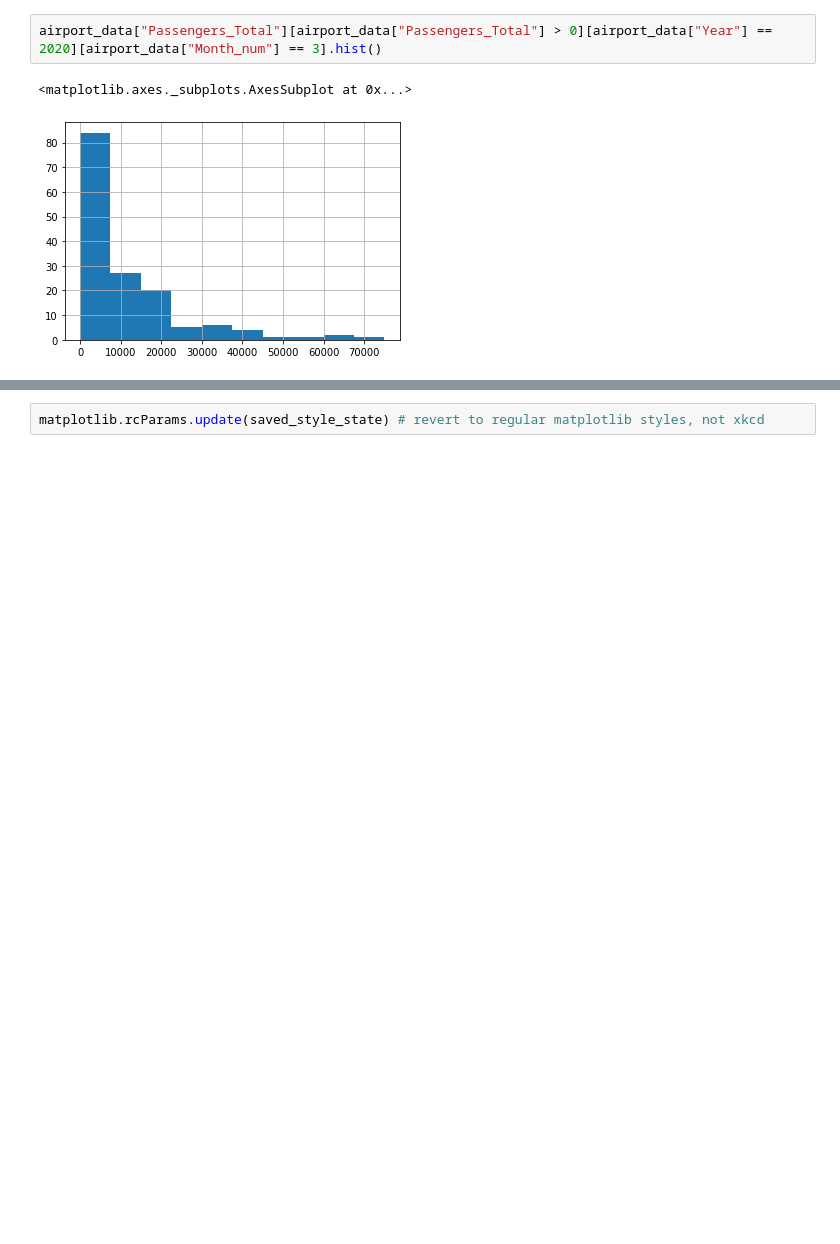
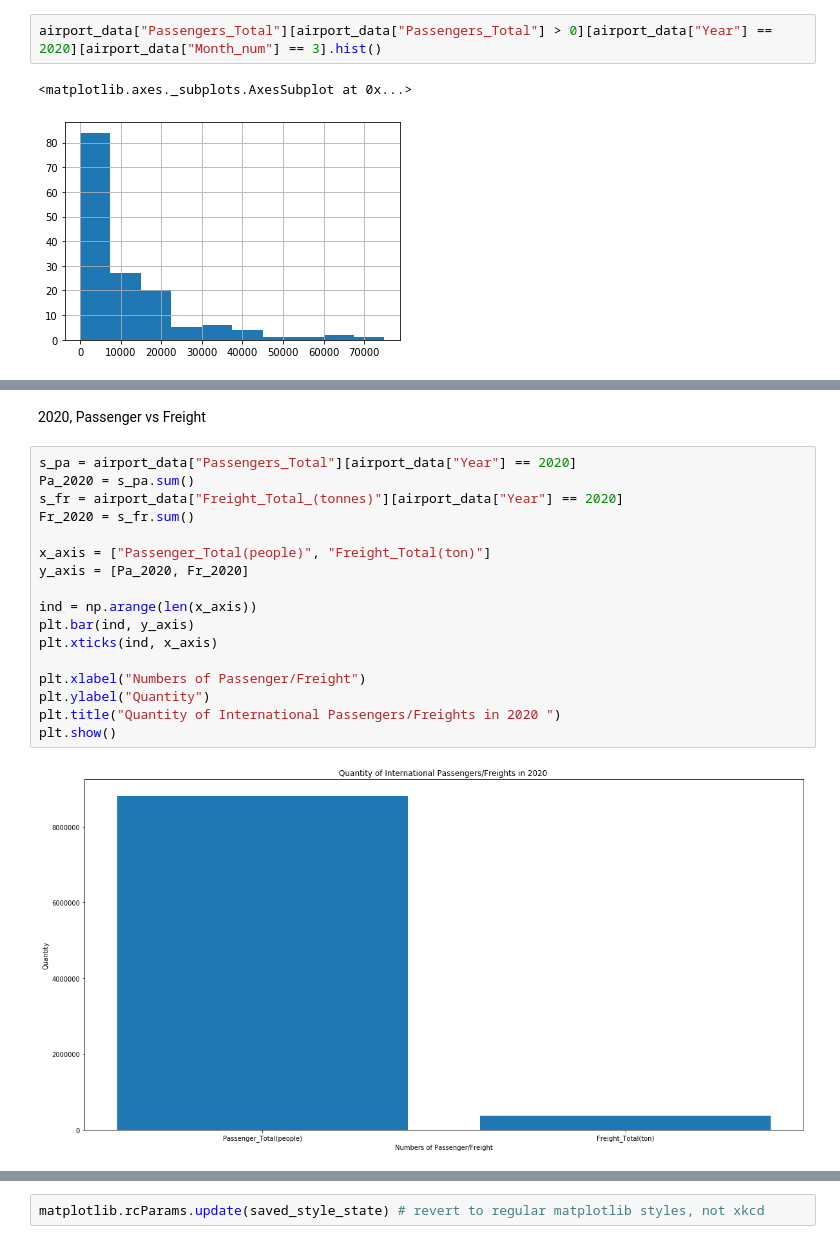
Before and after one commit to owenluu0321/me, a Jupyter notebook: data project.ipynb, the cells around one changed output, grey strips where cells are left out. Drawn from its saved outputs; the diff is of its cells as text; blank space fills up the shorter version.

```diff
--- a/data project.ipynb
+++ b/data project.ipynb
@@ -412,0 +206,21 @@ plt.show()
+# %% [markdown]
+2020, Passenger vs Freight
+# %%
+s_pa = airport_data["Passengers_Total"][airport_data["Year"] == 2020]
+Pa_2020 = s_pa.sum()
+s_fr = airport_data["Freight_Total_(tonnes)"][airport_data["Year"] == 2020]
+Fr_2020 = s_fr.sum()
+
+x_axis = ["Passenger_Total(people)", "Freight_Total(ton)"]
+y_axis = [Pa_2020, Fr_2020]
+
+ind = np.arange(len(x_axis))
+plt.bar(ind, y_axis)
+plt.xticks(ind, x_axis)
+
+plt.xlabel("Numbers of Passenger/Freight")
+plt.ylabel("Quantity")
+plt.title("Quantity of International Passengers/Freights in 2020 ")
+plt.show()
+# %% [output]
+[figure, added]
```
Also changed, not shown: parts of 69 cells of this notebook.
